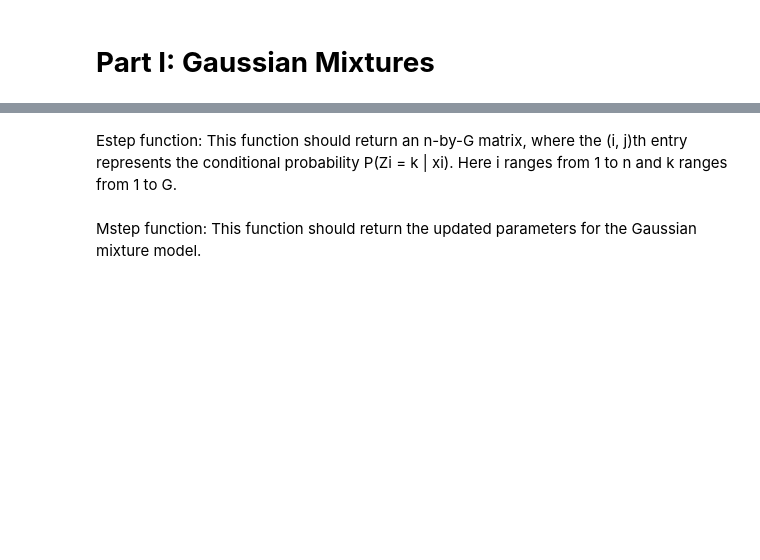
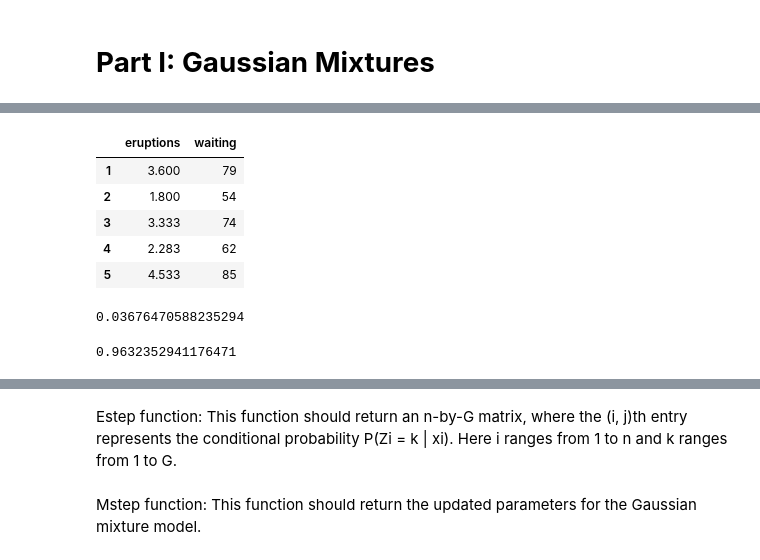
Before and after one commit to zelal-Eizaldeen/project2_Walmart_Price_Prediction, a Jupyter notebook: Assignment_4_3113_zelalae2.ipynb, the cells around one changed output, grey strips where cells are left out. Cells and saved outputs as stored; diff of their text form; code cells hidden in the pictures; blank space fills up the shorter version.

```diff
--- a/Assignment_4_3113_zelalae2.ipynb
+++ b/Assignment_4_3113_zelalae2.ipynb
@@ -25,0 +91,9 @@ https://liangfgithub.github.io/Coding/F24_Coding4.pdf
+# %%
+data.head()
+# %% [output]
+|  | eruptions | waiting |
+| 1 | 3.600 | 79 |
+| 2 | 1.800 | 54 |
+| 3 | 3.333 | 74 |
+| 4 | 2.283 | 62 |
+| 5 | 4.533 | 85 |
@@ -25,0 +109,14 @@ https://liangfgithub.github.io/Coding/F24_Coding4.pdf
+# %%
+#initialize p1:pn
+#for the G = 2 case, start with assuming 10 samples from G1, which will
+#result in p1-hat = 10/n
+
+p1 = s_interval/n
+p1
+# %% [output]
+0.03676470588235294
+# %%
+p2 = 1-p1
+p2
+# %% [output]
+0.9632352941176471
```
Also changed, not shown: parts of 11 cells of this notebook.
